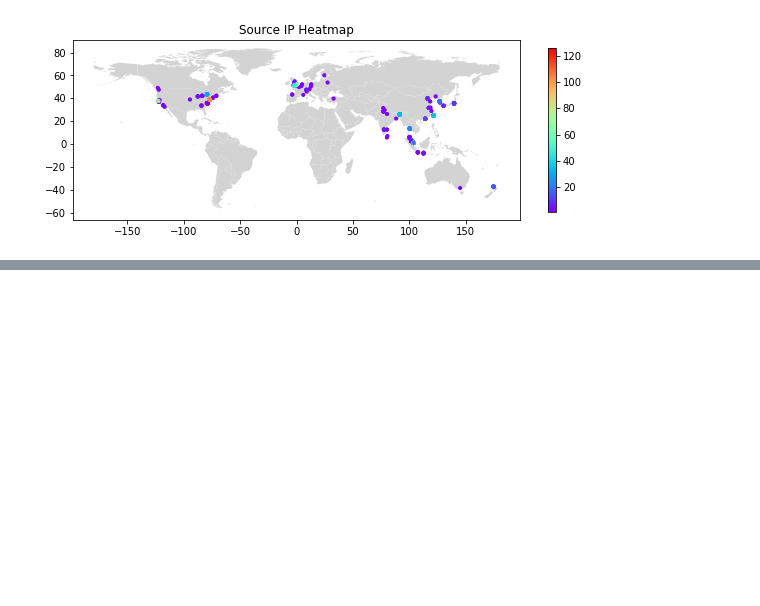
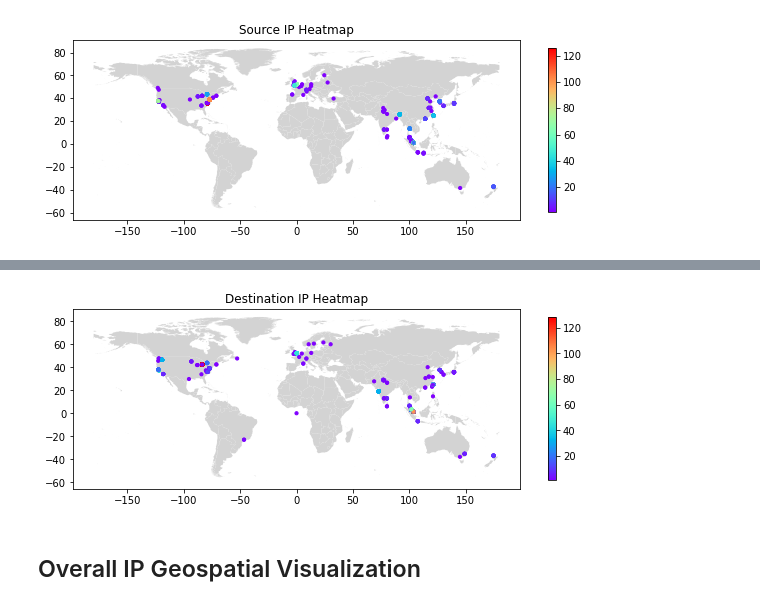
Before and after one commit to jsheng1996/CZ-3006-Labs, a Jupyter notebook: cz3006lab4/dataviz.ipynb, the cells around one changed output, grey strips where cells are left out. Drawn from its saved outputs; the diff is of its cells as text; code cells hidden in the pictures; blank space fills up the shorter version.

```diff
--- a/cz3006lab4/dataviz.ipynb
+++ b/cz3006lab4/dataviz.ipynb
@@ -270,0 +295,25 @@ plt.savefig('Source IP Heat Map')
+# %%
+z={}
+geo_df1['count'] = 0
+for index, row in geo_df1.iterrows():
+    geo = str(geo_df1.at[index,'geometry'])
+    if geo in z.keys():
+        z[geo] = z[geo]+1
+    else:
+        z[geo] = 1
+
+for index, row in geo_df1.iterrows():
+    geo = str(geo_df1.at[index,'geometry'])
+    geo_df1.at[index,'count'] = z[geo]
+
+fig, ax = plt.subplots(figsize = (10,10))
+world_map.to_crs(epsg=4326).plot(ax=ax, color='lightgrey')
+geo_df1.plot(column = 'count', ax=ax, cmap = 'rainbow',
+            legend = True, legend_kwds={'shrink': 0.3},
+            markersize = 10)
+ax.set_title('Destination IP Heatmap')
+plt.savefig('Destination IP Heat Map')
+# %% [output]
+[figure, added]
+# %% [markdown]
+## Overall IP Geospatial Visualization
```
Also changed, not shown: parts of 12 cells of this notebook, 8 other files.
